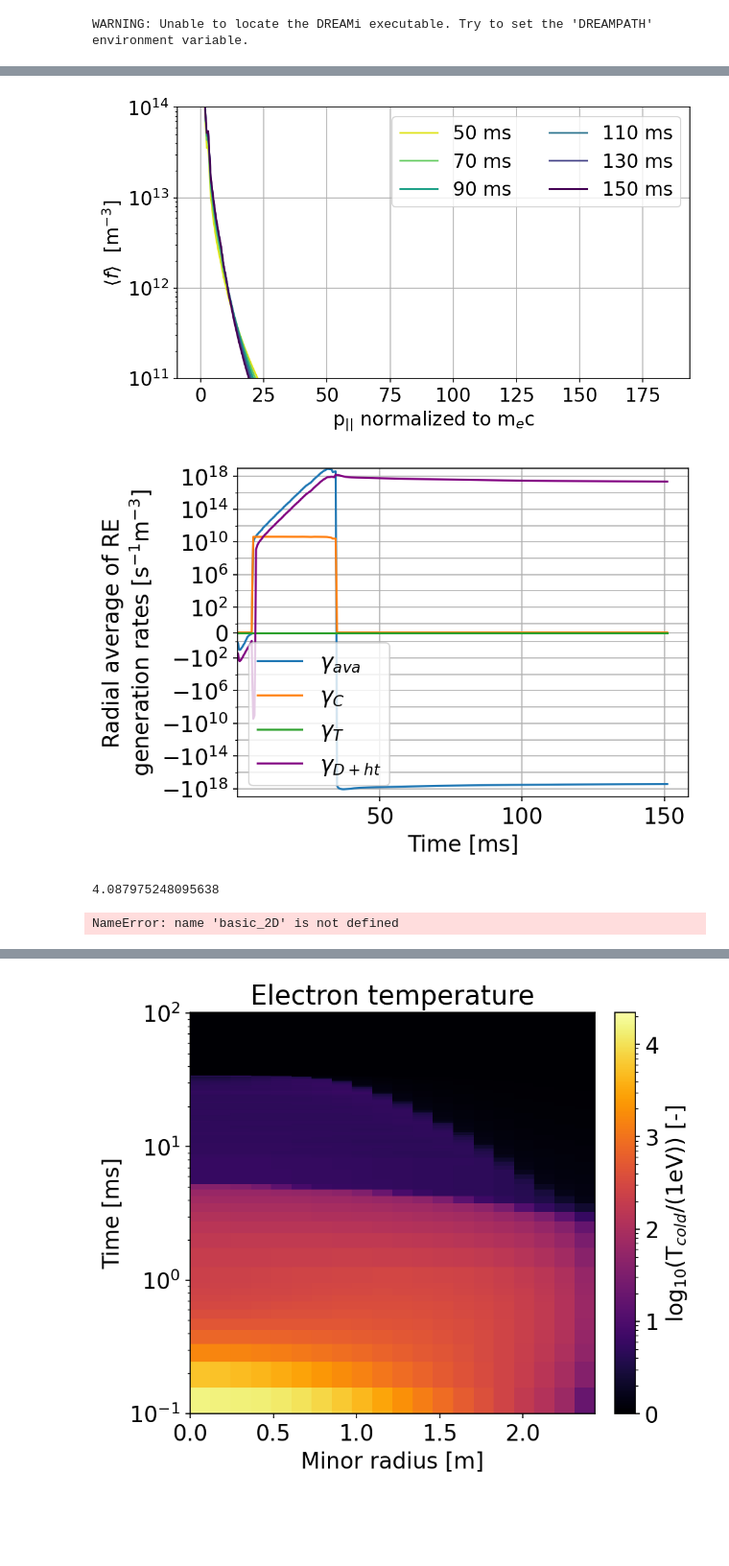
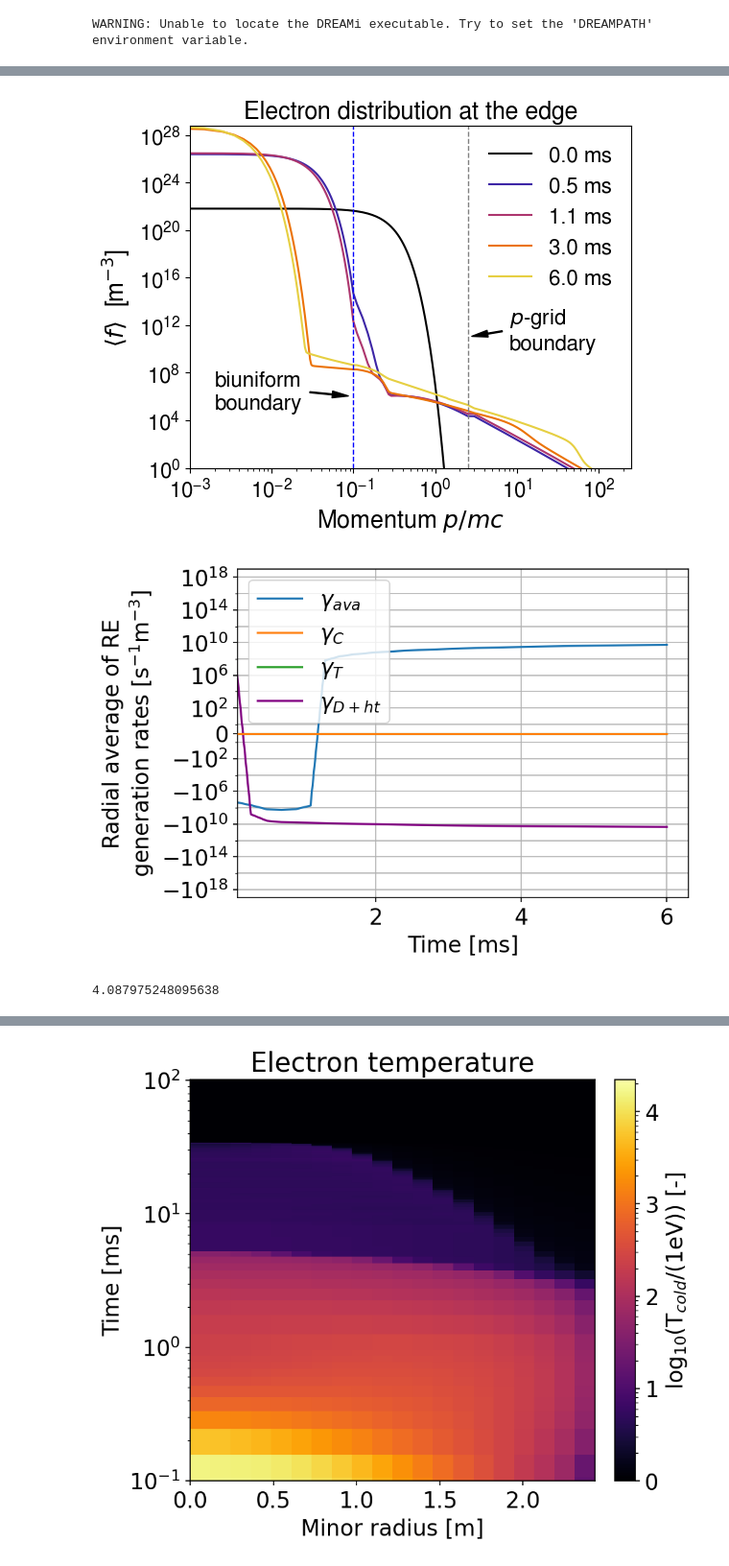
Before and after one commit to leferi99/CDO-plotting, a Jupyter notebook: EN.ipynb, the cells around one changed output, grey strips where cells are left out. Shown at 96% size. Saved outputs shown, nothing was run; the diff lists cells and outputs as text; code cells hidden in the pictures; blank space fills up the shorter version.

```diff
--- a/EN.ipynb
+++ b/EN.ipynb
@@ -334,11 +373,13 @@ plt.show()
 # times = [1, 10, 20, 50, 100, 200, 300, 400, 500]
 # times = [1, 10, 100, 500, 1000, 1100, 1200, 1300, 1400]
 # times = [1, 5, 10, 20, 30, 50]
-times = [1, 5, 10, 20, 30, 50, 75, 100, 150]
+# times = [1, 5, 10, 20, 30, 50, 75, 100, 150]
 # times = range(10, 100, 10)
+times = [0, 0.3, 1, 3, 6]
+times2 = times
 # times2 = [50, 100, 150, 200, 300, 400, 500, 600]
 # times2 = [800, 900, 1000, 1100, 1200, 1300, 1400]
-times2 =[50, 70, 90, 110, 130, 150]
+# times2 =[50, 70, 90, 110, 130, 150]
 # times2 = [40, 60, 80, 100]
 # times2 = [38, 40, 42, 44, 46, 48, 50]
 _R = 'Minor radius [m]'
@@ -439,7 +473,7 @@ if concat.density_Ar.size > 0:
 else:
     argon = False
 # %%
-
+# all plots
 # Deut teljes sűrűség 1D line
 if figures:
     indices = calculate_index_array(timegrid=concat.timegrid_ms, array=deuttimes)
@@ -487,8 +521,8 @@ if figures:
     plt.yscale("log")
     # plt.legend(bbox_to_anchor=(1.01, 1), loc="upper left")
     box = ax.get_position()
-    ax.set_position([box.x0 + box.width * 0.1, box.y0 + box.height * 0.27,
-                    box.width, box.height * 0.85])
+    ax.set_position((box.x0 + box.width * 0.1, box.y0 + box.height * 0.27,
+                    box.width, box.height * 0.85))
 
     # Put a legend below current axis
     ax.legend(loc='upper center', bbox_to_anchor=(0.5, -0.18), ncols=3, fontsize="small")
@@ -960,35 +994,46 @@ if figures:
     plt.savefig(plotfoldername + "Tcold_vs_Efield" + ".png", dpi=150)
     plt.close()
 # %%
-indices = calculate_index_array(timegrid=concat.timegrid_ms, array=times2)
-ccolors = plt.cm.viridis(np.linspace(0.95, 0, len(indices)))
-cell = 0
+import DREAM
+indices = calculate_index_array(timegrid=concat.timegrid_ms, array=[0, 0.5, 1.1, 3, 6])
+gerimap = DREAM.GeriMap.get()
+ccolors = gerimap(np.linspace(0, 0.8, len(indices)))
+cell = 16
 xdata = concat.full_momentumgrid
 ydata = concat.f_full_avg[:, cell]
-fig, ax = plt.subplots(1, 1, figsize=[7,4])
+fig, ax = plt.subplots(1, 1)  #, figsize=[7,4])
 
 for j, i in enumerate(indices):
-    ax.plot(xdata, ydata[i], label='{0:.0f}'.format(np.round(concat.timegrid_ms[i], 0))+" ms", c=ccolors[j])
+    ax.plot(xdata, ydata[i], label='{0:.1f}'.format(np.round(concat.timegrid_ms[i], 1))+" ms", c=ccolors[j])
 
+ax.axvline(2.5, ls="--", lw=1, color="grey")
+ax.axvline(0.1, ls="--", lw=1, color="blue")
 ax.set_ylabel(r'$\langle f \rangle$  [m$^{-3}$]')
-ax.set_xlabel(r'p$_{||}$ normalized to m$_e$c')
+ax.set_xlabel('Momentum $\it{p/mc}$')
 ax.tick_params('x', labelbottom=True)
+arrowdict = dict(facecolor='black', shrink=0.1, width=0.7, headwidth=5)
+ax.annotate("$\it{p}$-grid\nboundary", [2.5, 1e11], xytext=[8, 1e10], xycoords='data', arrowprops=arrowdict)
+ax.annotate("biuniform\nboundary", [0.1, 1e6], xytext=[2e-3, 1e5], xycoords='data', arrowprops=arrowdict)
 
-plt.ylim(1e11, 1e14)
+# plt.ylim(1e11, 1e14)
+plt.ylim(1, None)
+plt.xlim(1e-3, 250)
 ax.set_yscale("log")
-plt.legend(ncols=2)
-plt.grid()
-
+plt.legend(frameon=False)
+plt.title("Electron distribution at the edge")  # (r={:.3f}m)".format(concat.radialgrid[cell]))
 plt.yscale("log")
+plt.xscale("log")
+plt.savefig("FK to Mathias/fk_cylindrical_6ms_edge.pdf", format="pdf")
 plt.show()
+# print(concat.radialgrid_edges[-1])
 # %% [output]
-[figure, old version]
+[figure, new version]
 # %%
 fig = plt.figure(figsize=(6, 4))
 plt.subplot(1, 1, 1)  # rows, columns, index
 # For example fig.add_subplot(3, 1, (1, 2)) makes a subplot that spans the upper 2/3 of the figure
 plt.plot(concat.timegrid_ms, concat.gammaAva[:, 0] * concat.n_re[:, 0], label=r"$\gamma_{ava}$")
-plt.plot(concat.timegrid_ms, concat.gammaCompton[:, 0], label=r"$\gamma_C$")
+plt.plot(concat.timegrid_ms, concat.gammaCompton[:, 0], label=r"$\gamma_C$", zorder=20)
 plt.plot(concat.timegrid_ms, concat.gammaTritium[:, 0], label=r"$\gamma_T$")
 plt.plot(concat.timegrid_ms, concat.flux_to_RE[:, 0], label=r"$\gamma_{D+ht}$", c="purple")
 
@@ -1005,7 +1050,7 @@ plt.legend()
 plt.grid(which="both")
 plt.show()
 # %% [output]
-[figure, old version]
+[figure, new version]
 # %%
 Esquared = (0.004 * scipy.constants.m_e * scipy.constants.c ** 2) ** 2 + (scipy.constants.m_e * scipy.constants.c ** 2) ** 2
 print((np.sqrt(Esquared) - (scipy.constants.m_e * scipy.constants.c ** 2) )/ scipy.constants.e)
@@ -1015,14 +1060,12 @@ print((np.sqrt(Esquared) - (scipy.constants.m_e * scipy.constants.c ** 2) )/ sci
 basic_2D(figsize=[6,5], xgrid=concat.radialgrid, ygrid=concat.timegrid_ms, savename="Ectot",
              title=r"E$_{c, tot}$", cbarlabel=r"E$_{c, eff}$) [V/m]",
              plotfoldername=plotfoldername, ymax=None,
-             normalization="lin", data=concat.Ec, xlabel=_R, ylabel=_T,
+             normalization="lin", data=concat.Ectot, xlabel=_R, ylabel=_T,
              datamin=None, datamax=None, logdiff=2, levels=5, cmap=plt.colormaps['plasma'])
 basic_2D(figsize=[6,5], xgrid=concat.radialgrid, ygrid=concat.timegrid_ms, savename="log_ratio_E_to_Ectot",
              title=r"Logarithm of E/E$_{c, tot}$", cbarlabel=r"log$_{10}$(E/E$_{c, tot}$) [-]",
              plotfoldername=plotfoldername, ymax=None,
-             normalization="log", data=concat.E_field/concat.Ec, xlabel=_R, ylabel=_T,
+             normalization="log", data=concat.E_field/concat.Ectot, xlabel=_R, ylabel=_T,
              datamin=None, datamax=None, logdiff=2, levels=5, cmap=plt.colormaps['plasma'])
-# %% [output]
-NameError: name 'basic_2D' is not defined
 # %%
 def distribution_2D(data, figsize=[8,4], xgrid=None, ygrid=None, savename=None,
```
Also changed, not shown: parts of 9 cells of this notebook, 6 other files.
